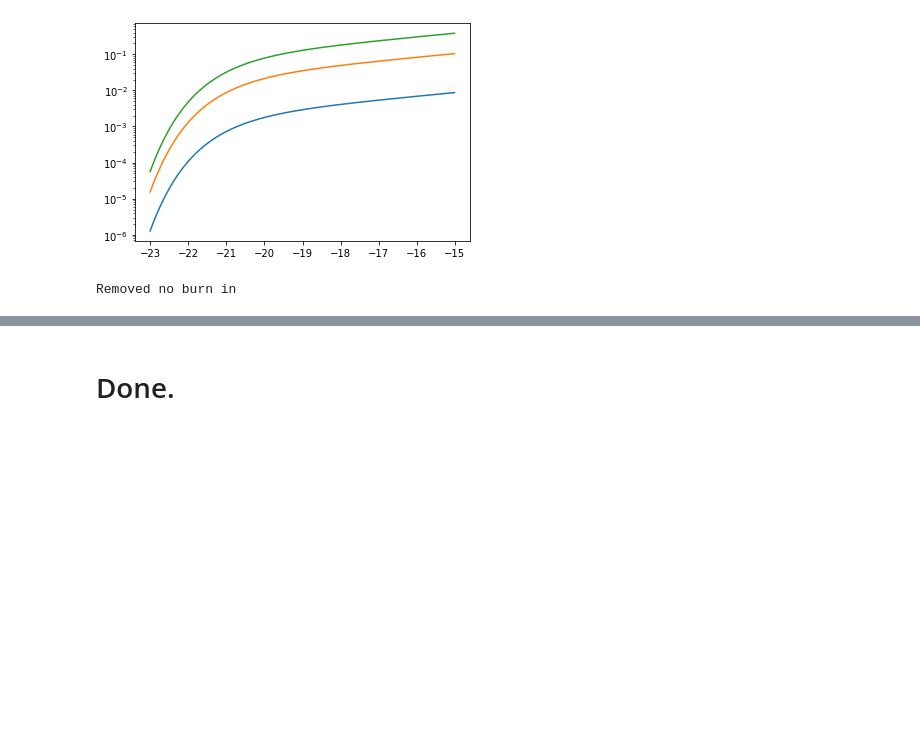
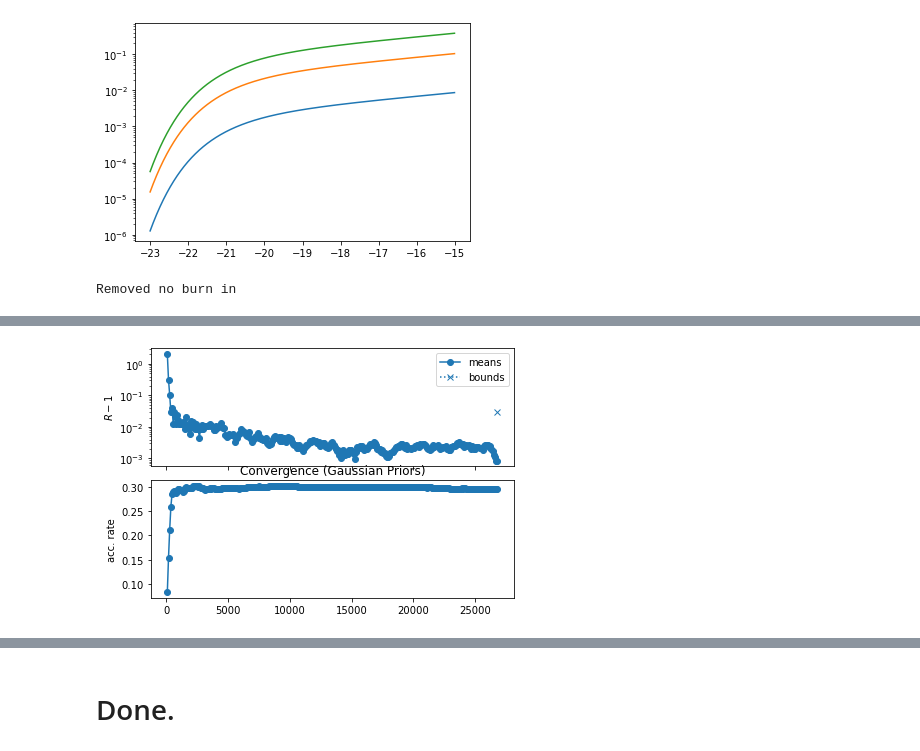
Before and after one commit to SgmAstro/DESI, a Jupyter notebook: docs/nb/schechter_fit.ipynb, the cells around one changed output, grey strips where cells are left out. Cells and saved outputs as stored; diff of their text form; code cells hidden in the pictures; blank space fills up the shorter version.

```diff
--- a/docs/nb/schechter_fit.ipynb
+++ b/docs/nb/schechter_fit.ipynb
@@ -119,0 +132,11 @@ g.triangle_plot([samples], filled=True)
+# %%
+from cobaya.samplers.mcmc import plot_progress
+# Assuming chain saved at `chains/gaussian`
+plot_progress(root + 'schechter_chain') #, fig_args={"figsize": (6,4)})
+import matplotlib.pyplot as plt
+
+plt.tight_layout()
+plt.title('Convergence (Gaussian Priors)')
+plt.show()
+# %% [output]
+[figure, added]
```
Also changed, not shown: parts of 8 cells of this notebook.
